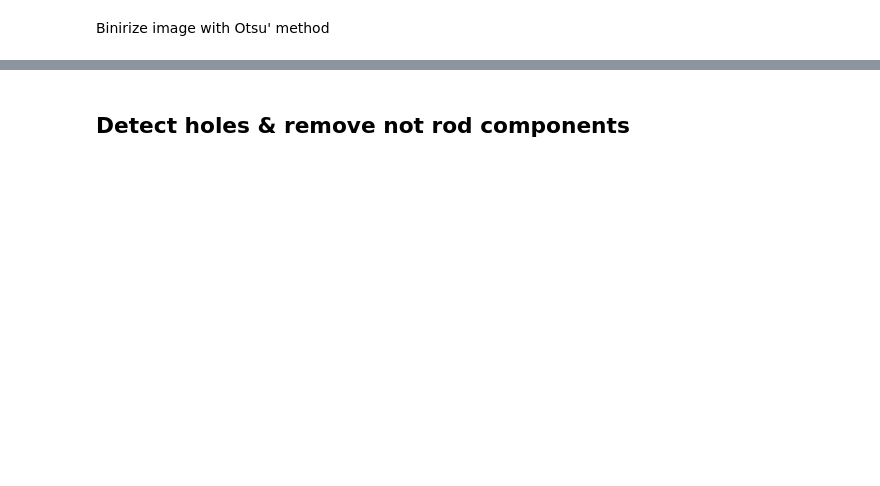
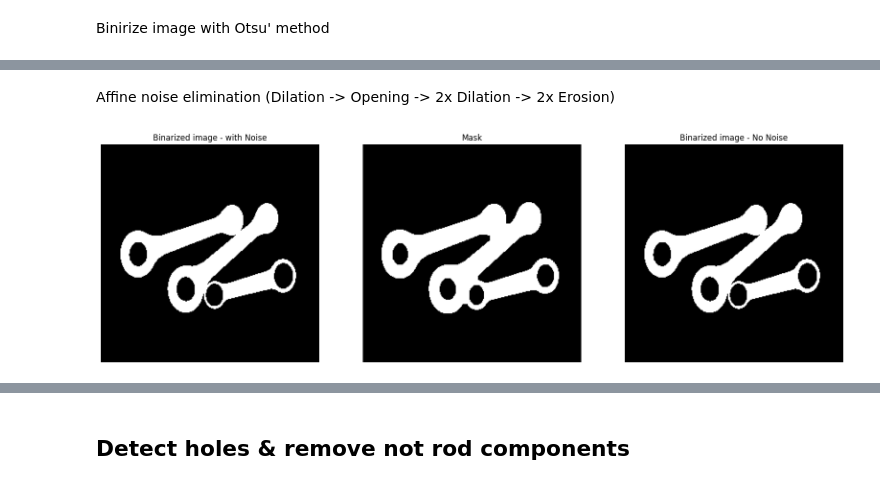
Before and after one commit to matteoperiani2/rod_analysis, a Jupyter notebook: project.ipynb, the cells around one changed output, grey strips where cells are left out. Cells and saved outputs as stored; diff of their text form; code cells hidden in the pictures; blank space fills up the shorter version.

```diff
--- a/project.ipynb
+++ b/project.ipynb
@@ -38,0 +41,40 @@ plt.show()
+# %% [markdown]
+Affine noise elimination (Dilation -> Opening -> 2x Dilation -> 2x Erosion)
+# %%
+# Kernels for Morphological Operators
+cross5 = cv2.getStructuringElement(cv2.MORPH_CROSS,(5,5))
+cross3 = cv2.getStructuringElement(cv2.MORPH_CROSS,(3,3))
+square5 = cv2.getStructuringElement(cv2.MORPH_RECT,(5,5))
+square3 = cv2.getStructuringElement(cv2.MORPH_RECT,(3,3))
+
+# Dilation (to keep thin borders safe from Opening) -> Opening -> 2x Dilation -> 2x Erosion
+dilation1 = cv2.dilate(img_bin_blur, square3, iterations = 1)
+opening = cv2.morphologyEx(dilation1, cv2.MORPH_OPEN, cross5)
+dilation2 = cv2.dilate(opening, square3, iterations = 2)
+erosion = cv2.erode(dilation2, square3, iterations = 2)
+
+# Other 2 steps of median filtering to remove residual noise
+mask = cv2.medianBlur(cv2.medianBlur(cv2.bitwise_and(binarized_img, erosion), 3), 3)
+
+# The final binarized image is obtained from the original image and the related mask
+img_bin_denoised = cv2.bitwise_and(mask, binarized_img)
+
+plt.figure(figsize=(20,10))
+
+plt.subplot(1,3,1)
+plt.imshow(binarized_img, cmap='gray')
+plt.title('Binarized image - with Noise')
+plt.axis('off')
+
+plt.subplot(1,3,2)
+plt.imshow(erosion, cmap='gray')
+plt.title('Mask')
+plt.axis('off')
+
+plt.subplot(1,3,3)
+plt.imshow(img_bin_denoised, cmap='gray')
+plt.title('Binarized image - No Noise')
+plt.axis('off')
+plt.show()
+# %% [output]
+[figure, added]
```
Also changed, not shown: parts of 23 cells of this notebook.
